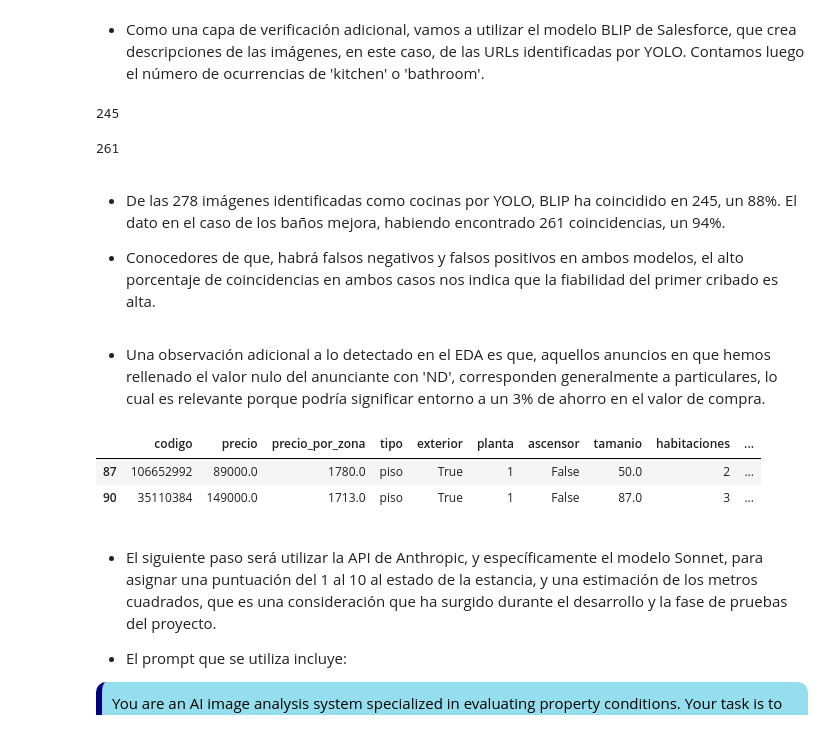
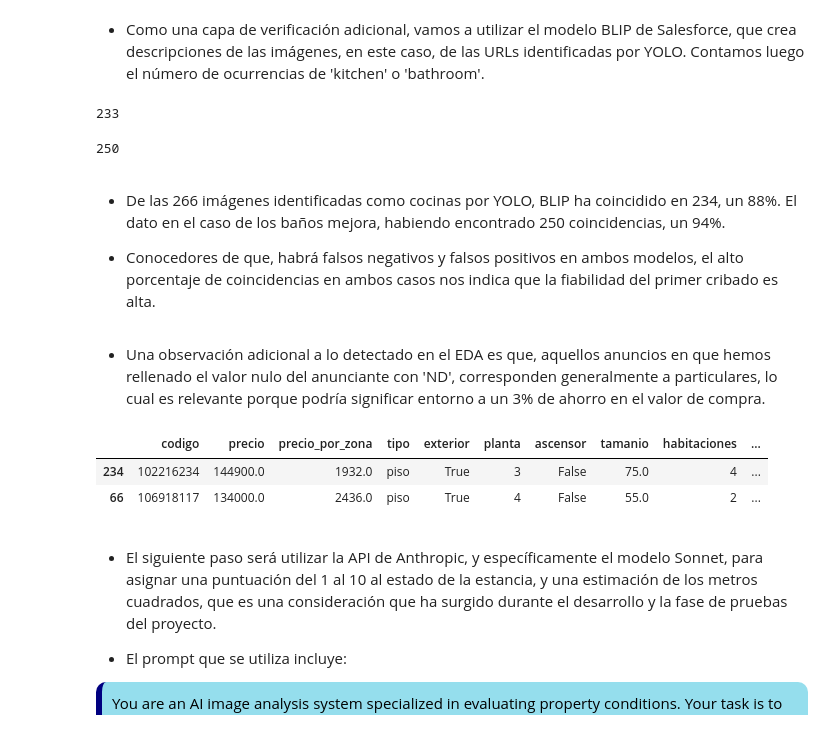
Before and after one commit to davfranco1/Proyecto-Rentabilidad-Viviendas, a Jupyter notebook: notebooks/4_CalculoRentabilidad.ipynb, the cells around one changed output. Saved outputs shown, nothing was run; the diff lists cells and outputs as text; code cells hidden in the pictures.

```diff
--- a/notebooks/4_CalculoRentabilidad.ipynb
+++ b/notebooks/4_CalculoRentabilidad.ipynb
@@ -45,6 +45,7 @@ The autoreload extension is already loaded. To reload it, use:
 paths_transformers = ["../transformers/target_encoder.pkl", "../transformers/scaler.pkl", "../transformers/model.pkl"]
 bd = sm.conectar_a_mongo("ProyectoRentabilidad")
 gdf = sm.importar_a_geodataframe(bd, "venta")
+gdf = sr.predecir_alquiler(gdf, paths_transformers)
 # %% [markdown]
 - Comprobamos el dataframe.
 # %% [markdown]
@@ -56,2 +59,2 @@ gdf = sm.importar_a_geodataframe(bd, "venta")
 # %%
-df, detecciones = sy.identificar_urls_habitaciones(df, 'urls_imagenes', drop_nulls=True)
+gdf, detecciones = sy.identificar_urls_habitaciones(gdf, 'urls_imagenes', drop_nulls=True)
@@ -95,27 +102,27 @@ https://img4.idealista.com/blur/WEB_LISTING-M/0/id.pro.es.image.master/a1/e0/16/
 # %% [markdown]
 - Como una capa de verificación adicional, vamos a utilizar el modelo BLIP de Salesforce, que crea descripciones de las imágenes, en este caso, de las URLs identificadas por YOLO. Contamos luego el número de ocurrencias de 'kitchen' o 'bathroom'.
 # %%
-captions_cocinas = sb.generar_descripciones(df, 'url_cocina')
+captions_cocinas = sb.generar_descripciones(gdf, 'url_cocina')
 sb.contar_palabras(captions_cocinas, 'kitchen')
 # %% [output]
-245
+233
 # %%
-captions_banios = sb.generar_descripciones(df, 'url_banio')
+captions_banios = sb.generar_descripciones(gdf, 'url_banio')
 sb.contar_palabras(captions_banios, 'bathroom')
 # %% [output]
-261
+250
 # %% [markdown]
-- De las 278 imágenes identificadas como cocinas por YOLO, BLIP ha coincidido en 245, un 88%. El dato en el caso de los baños mejora, habiendo encontrado 261 coincidencias, un 94%.
+- De las 266 imágenes identificadas como cocinas por YOLO, BLIP ha coincidido en 234, un 88%. El dato en el caso de los baños mejora, habiendo encontrado 250 coincidencias, un 94%.
 
 - Conocedores de que, habrá falsos negativos y falsos positivos en ambos modelos, el alto porcentaje de coincidencias en ambos casos nos indica que la fiabilidad del primer cribado es alta.
 # %% [markdown]
 - Una observación adicional a lo detectado en el EDA es que, aquellos anuncios en que hemos rellenado el valor nulo del anunciante con 'ND', corresponden generalmente a particulares, lo cual es relevante porque podría significar entorno a un 3% de ahorro en el valor de compra.
 # %%
-df[df['anunciante']=='ND'].sample(2)
+gdf[gdf['anunciante']=='ND'].sample(2)
 # %% [output]
 |  | codigo | precio | precio_por_zona | tipo | exterior | planta | ascensor | tamanio | habitaciones | ... |
-| 87 | 106652992 | 89000.0 | 1780.0 | piso | True | 1 | False | 50.0 | 2 | ... |
-| 90 | 35110384 | 149000.0 | 1713.0 | piso | True | 1 | False | 87.0 | 3 | ... |
+| 234 | 102216234 | 144900.0 | 1932.0 | piso | True | 3 | False | 75.0 | 4 | ... |
+| 66 | 106918117 | 134000.0 | 2436.0 | piso | True | 4 | False | 55.0 | 2 | ... |
 # %% [markdown]
 - El siguiente paso será utilizar la API de Anthropic, y específicamente el modelo Sonnet, para asignar una puntuación del 1 al 10 al estado de la estancia, y una estimación de los metros cuadrados, que es una consideración que ha surgido durante el desarrollo y la fase de pruebas del proyecto.
 
```
Also changed, not shown: parts of 8 cells of this notebook, 4 other files.
